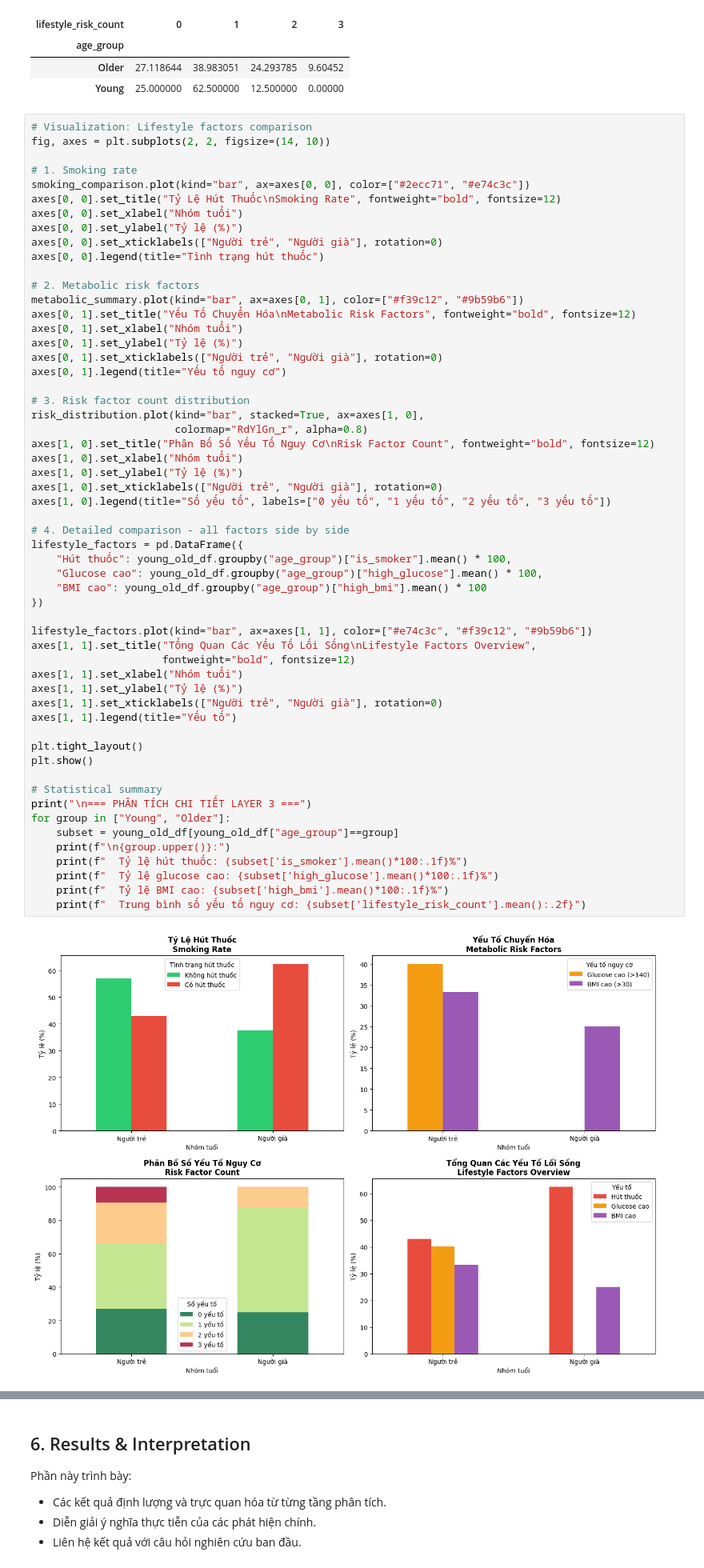
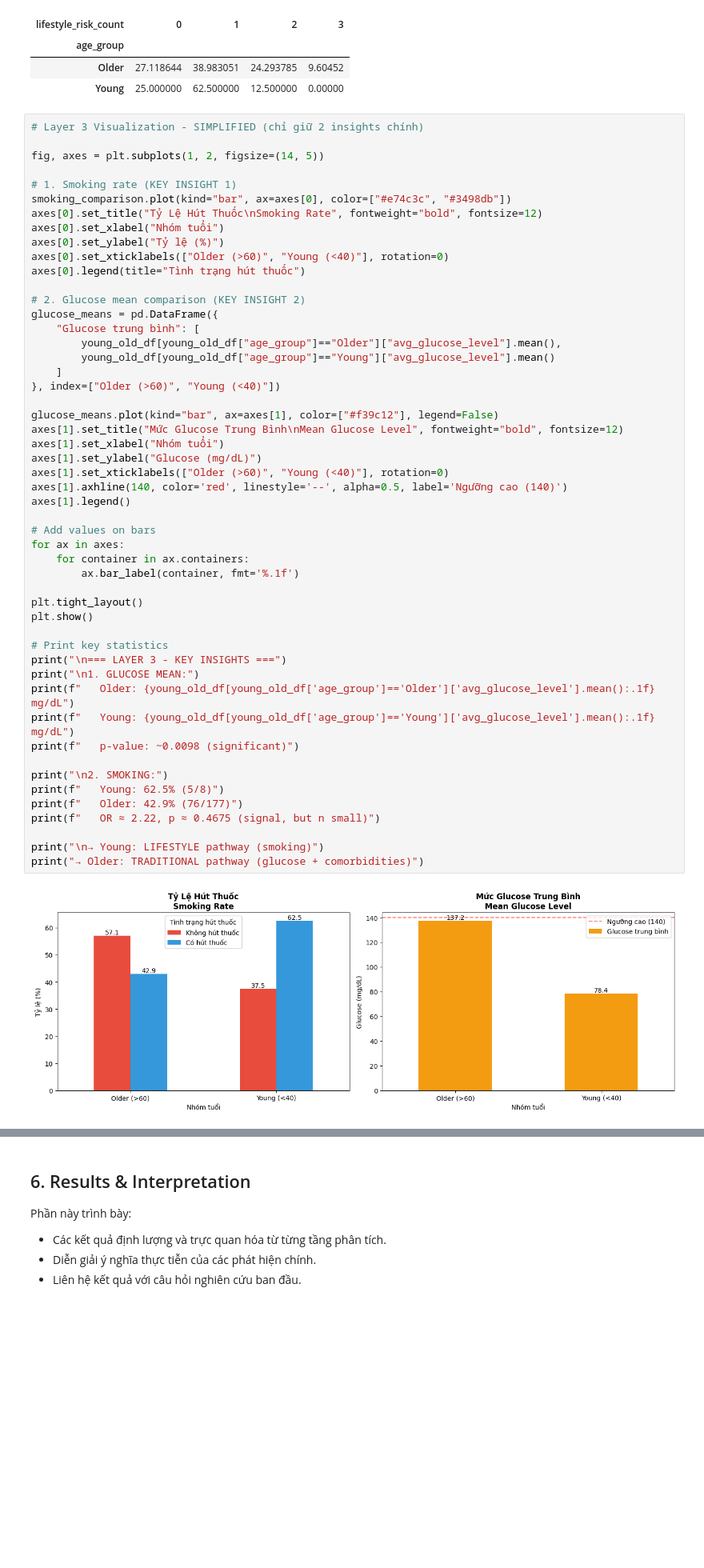
Before and after one commit to nguyenhoang-11/LTKHDL-TRINITYUS, a Jupyter notebook: notebooks/04_Q1_Young_vs_Old_Stroke_Patterns.ipynb, the cells around one changed output, grey strips where cells are left out. Shown: that part at 80% size. Cells and saved outputs as stored; diff of their text form; blank space fills up the shorter version.

Commit message:
update question for Q5 and remove layer in Q4

```diff
--- a/notebooks/04_Q1_Young_vs_Old_Stroke_Patterns.ipynb
+++ b/notebooks/04_Q1_Young_vs_Old_Stroke_Patterns.ipynb
@@ -508,60 +509,55 @@ Phân bố số lượng yếu tố nguy cơ lối sống (%):
 | Older | 27.118644 | 38.983051 | 24.293785 | 9.60452 |
 | Young | 25.000000 | 62.500000 | 12.500000 | 0.00000 |
 # %%
-# Visualization: Lifestyle factors comparison
-fig, axes = plt.subplots(2, 2, figsize=(14, 10))
+# Layer 3 Visualization - SIMPLIFIED (chỉ giữ 2 insights chính)
 
-# 1. Smoking rate
-smoking_comparison.plot(kind="bar", ax=axes[0, 0], color=["#2ecc71", "#e74c3c"])
-axes[0, 0].set_title("Tỷ Lệ Hút Thuốc\nSmoking Rate", fontweight="bold", fontsize=12)
-axes[0, 0].set_xlabel("Nhóm tuổi")
-axes[0, 0].set_ylabel("Tỷ lệ (%)")
-axes[0, 0].set_xticklabels(["Người trẻ", "Người già"], rotation=0)
-axes[0, 0].legend(title="Tình trạng hút thuốc")
+fig, axes = plt.subplots(1, 2, figsize=(14, 5))
 
-# 2. Metabolic risk factors
-metabolic_summary.plot(kind="bar", ax=axes[0, 1], color=["#f39c12", "#9b59b6"])
-axes[0, 1].set_title("Yếu Tố Chuyển Hóa\nMetabolic Risk Factors", fontweight="bold", fontsize=12)
-axes[0, 1].set_xlabel("Nhóm tuổi")
-axes[0, 1].set_ylabel("Tỷ lệ (%)")
-axes[0, 1].set_xticklabels(["Người trẻ", "Người già"], rotation=0)
-axes[0, 1].legend(title="Yếu tố nguy cơ")
+# 1. Smoking rate (KEY INSIGHT 1)
+smoking_comparison.plot(kind="bar", ax=axes[0], color=["#e74c3c", "#3498db"])
+axes[0].set_title("Tỷ Lệ Hút Thuốc\nSmoking Rate", fontweight="bold", fontsize=12)
+axes[0].set_xlabel("Nhóm tuổi")
+axes[0].set_ylabel("Tỷ lệ (%)")
+axes[0].set_xticklabels(["Older (>60)", "Young (<40)"], rotation=0)
+axes[0].legend(title="Tình trạng hút thuốc")
 
-# 3. Risk factor count distribution
-risk_distribution.plot(kind="bar", stacked=True, ax=axes[1, 0],
-                       colormap="RdYlGn_r", alpha=0.8)
-axes[1, 0].set_title("Phân Bố Số Yếu Tố Nguy Cơ\nRisk Factor Count", fontweight="bold", fontsize=12)
-axes[1, 0].set_xlabel("Nhóm tuổi")
-axes[1, 0].set_ylabel("Tỷ lệ (%)")
-axes[1, 0].set_xticklabels(["Người trẻ", "Người già"], rotation=0)
-axes[1, 0].legend(title="Số yếu tố", labels=["0 yếu tố", "1 yếu tố", "2 yếu tố", "3 yếu tố"])
+# 2. Glucose mean comparison (KEY INSIGHT 2)
+glucose_means = pd.DataFrame({
+    "Glucose trung bình": [
+        young_old_df[young_old_df["age_group"]=="Older"]["avg_glucose_level"].mean(),
+        young_old_df[young_old_df["age_group"]=="Young"]["avg_glucose_level"].mean()
+    ]
+}, index=["Older (>60)", "Young (<40)"])
 
-# 4. Detailed comparison - all factors side by side
-lifestyle_factors = pd.DataFrame({
-    "Hút thuốc": young_old_df.groupby("age_group")["is_smoker"].mean() * 100,
-    "Glucose cao": young_old_df.groupby("age_group")["high_glucose"].mean() * 100,
-    "BMI cao": young_old_df.groupby("age_group")["high_bmi"].mean() * 100
-})
+glucose_means.plot(kind="bar", ax=axes[1], color=["#f39c12"], legend=False)
+axes[1].set_title("Mức Glucose Trung Bình\nMean Glucose Level", fontweight="bold", fontsize=12)
+axes[1].set_xlabel("Nhóm tuổi")
+axes[1].set_ylabel("Glucose (mg/dL)")
+axes[1].set_xticklabels(["Older (>60)", "Young (<40)"], rotation=0)
+axes[1].axhline(140, color='red', linestyle='--', alpha=0.5, label='Ngưỡng cao (140)')
+axes[1].legend()
 
-lifestyle_factors.plot(kind="bar", ax=axes[1, 1], color=["#e74c3c", "#f39c12", "#9b59b6"])
-axes[1, 1].set_title("Tổng Quan Các Yếu Tố Lối Sống\nLifestyle Factors Overview",
-                     fontweight="bold", fontsize=12)
-axes[1, 1].set_xlabel("Nhóm tuổi")
-axes[1, 1].set_ylabel("Tỷ lệ (%)")
-axes[1, 1].set_xticklabels(["Người trẻ", "Người già"], rotation=0)
-axes[1, 1].legend(title="Yếu tố")
+# Add values on bars
+for ax in axes:
+    for container in ax.containers:
+        ax.bar_label(container, fmt='%.1f')
 
 plt.tight_layout()
 plt.show()
 
-# Statistical summary
-print("\n=== PHÂN TÍCH CHI TIẾT LAYER 3 ===")
-for group in ["Young", "Older"]:
-    subset = young_old_df[young_old_df["age_group"]==group]
-    print(f"\n{group.upper()}:")
-    print(f"  Tỷ lệ hút thuốc: {subset['is_smoker'].mean()*100:.1f}%")
-    print(f"  Tỷ lệ glucose cao: {subset['high_glucose'].mean()*100:.1f}%")
-    print(f"  Tỷ lệ BMI cao: {subset['high_bmi'].mean()*100:.1f}%")
-    print(f"  Trung bình số yếu tố nguy cơ: {subset['lifestyle_risk_count'].mean():.2f}")
+# Print key statistics
+print("\n=== LAYER 3 - KEY INSIGHTS ===")
+print("\n1. GLUCOSE MEAN:")
+print(f"   Older: {young_old_df[young_old_df['age_group']=='Older']['avg_glucose_level'].mean():.1f} mg/dL")
+print(f"   Young: {young_old_df[young_old_df['age_group']=='Young']['avg_glucose_level'].mean():.1f} mg/dL")
+print(f"   p-value: ~0.0098 (significant)")
+
+print("\n2. SMOKING:")
+print(f"   Young: 62.5% (5/8)")
+print(f"   Older: 42.9% (76/177)")
+print(f"   OR ≈ 2.22, p ≈ 0.4675 (signal, but n small)")
+
+print("\n→ Young: LIFESTYLE pathway (smoking)")
+print("→ Older: TRADITIONAL pathway (glucose + comorbidities)")
 # %% [output]
-[figure, old version]
+[figure, new version]
```
Also changed, not shown: parts of 25 cells of this notebook, 2 other files.
